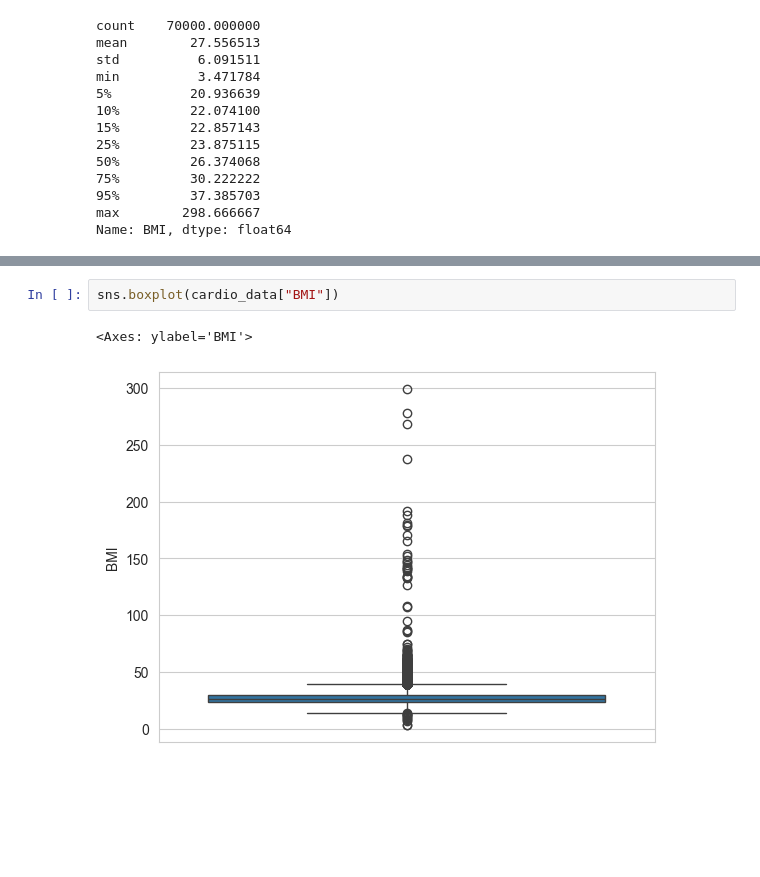
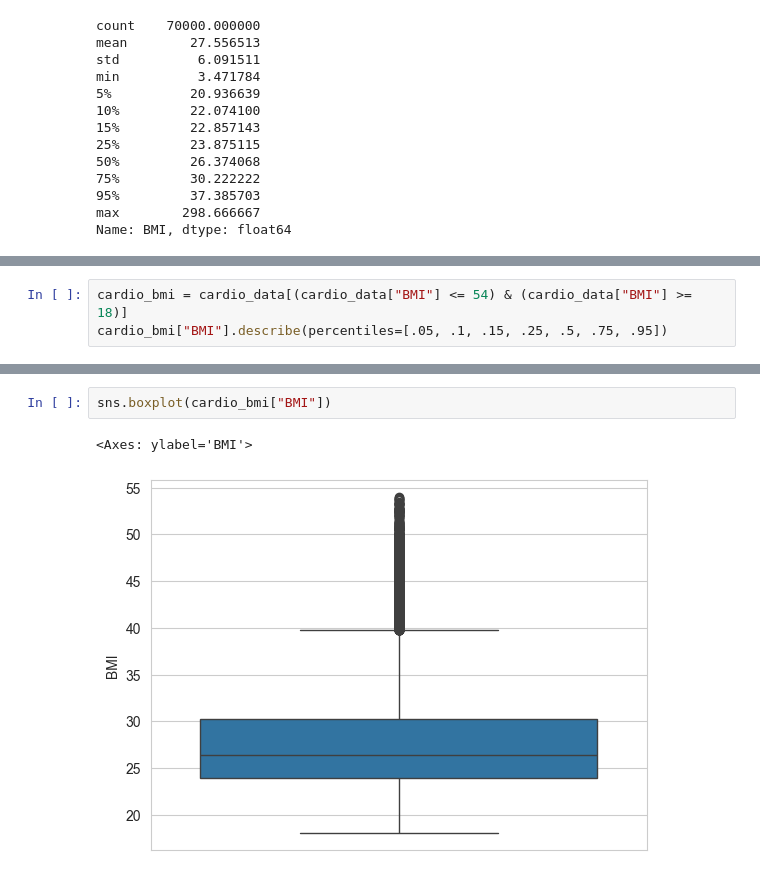
Before and after one commit to HanFredriksson/AI-plugg-filer-Hannes-Fredriksson, a Jupyter notebook: Maskininlärning/Labb/Laboration_1_Medical_Prediction/TestPad.ipynb, the cells around one changed output, grey strips where cells are left out. Drawn from its saved outputs; the diff is of its cells as text; blank space fills up the shorter version.

```diff
--- a/Maskininlärning/Labb/Laboration_1_Medical_Prediction/TestPad.ipynb
+++ b/Maskininlärning/Labb/Laboration_1_Medical_Prediction/TestPad.ipynb
@@ -123,0 +145,3 @@ Name: BMI, dtype: float64
+# %%
+cardio_bmi = cardio_data[(cardio_data["BMI"] <= 54) & (cardio_data["BMI"] >= 18)]
+cardio_bmi["BMI"].describe(percentiles=[.05, .1, .15, .25, .5, .75, .95])
@@ -124,5 +162,5 @@ Name: BMI, dtype: float64
 # %%
-sns.boxplot(cardio_data["BMI"])
+sns.boxplot(cardio_bmi["BMI"])
 # %% [output]
 <Axes: ylabel='BMI'>
-[figure, old version]
+[figure, new version]
```
Also changed, not shown: parts of 15 cells of this notebook, 1 other file.
